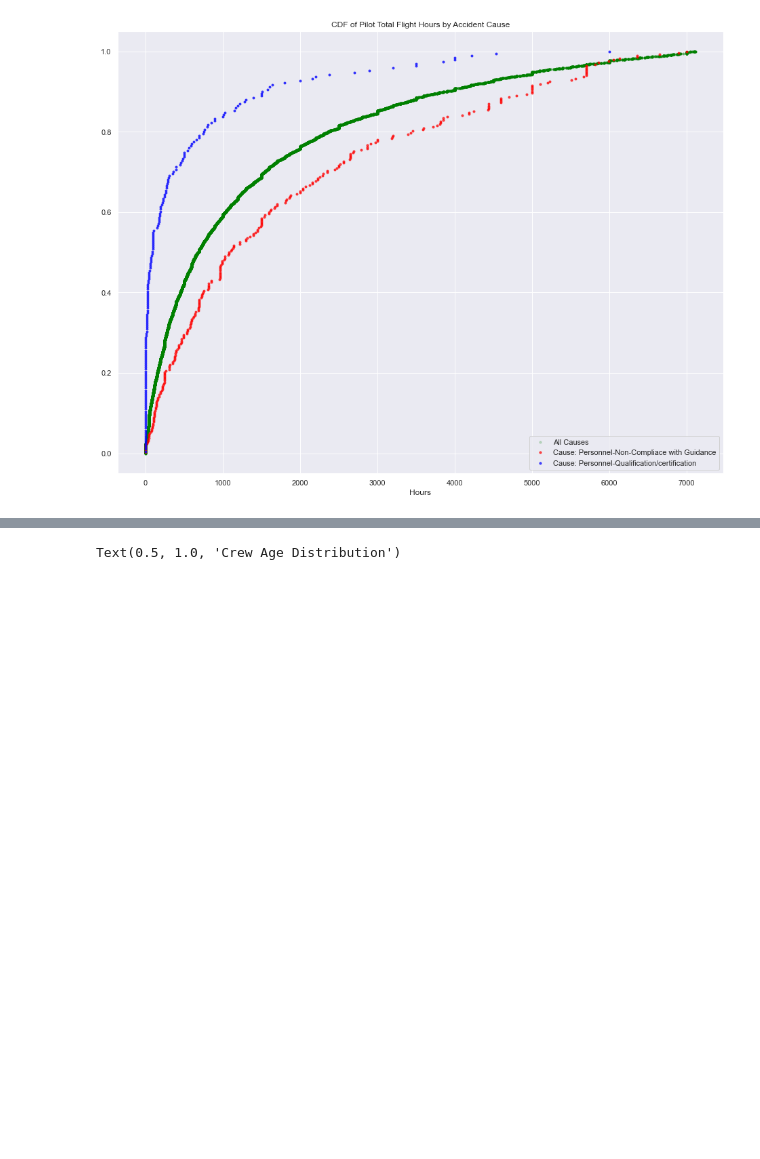
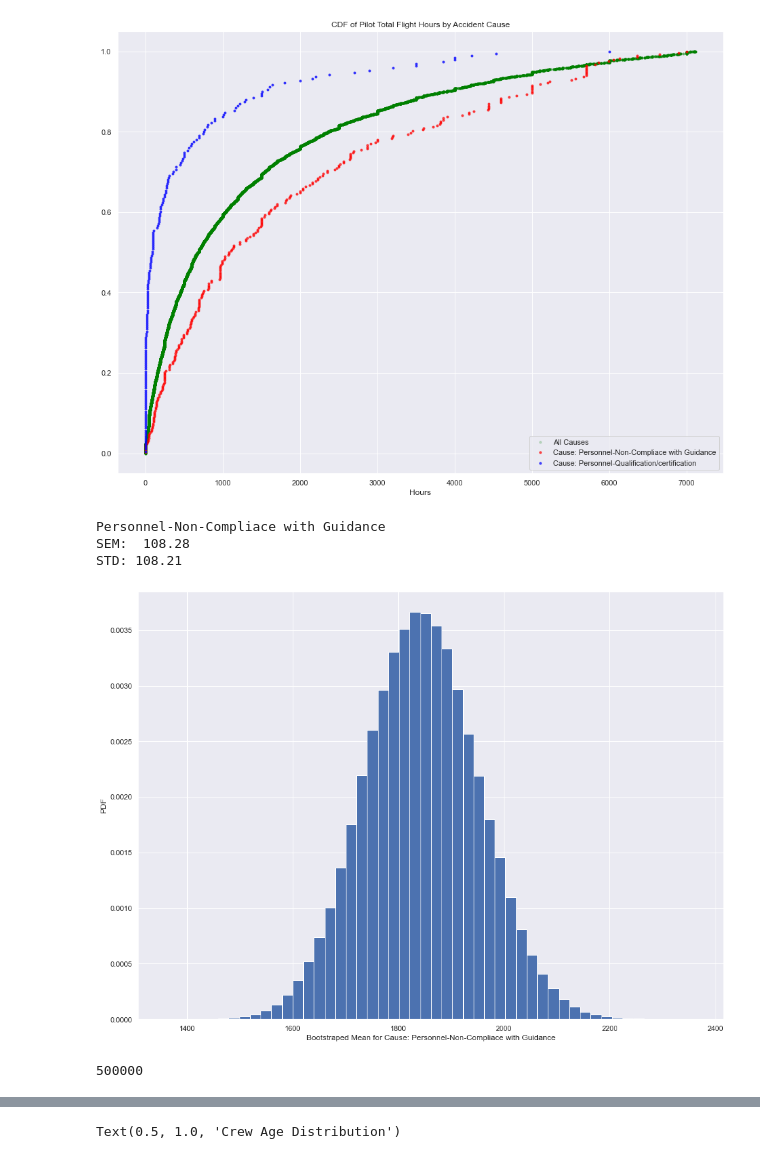
Before and after one commit to birr-data/capstone2, a Jupyter notebook: notebooks/mjg-1.0-EDA.ipynb, the cells around one changed output, grey strips where cells are left out. Saved outputs shown, nothing was run; the diff lists cells and outputs as text; code cells hidden in the pictures; blank space fills up the shorter version.

```diff
--- a/notebooks/mjg-1.0-EDA.ipynb
+++ b/notebooks/mjg-1.0-EDA.ipynb
@@ -648,3 +648,41 @@ plt.xlabel('Hours')
 plt.show()
 # %% [output]
 [figure]
+# %%
+def bootstrap_replicate_1d(data, func):
+    """Generate bootstrap replicate of 1D data."""
+    bs_sample = np.random.choice(data, len(data))
+    return func(bs_sample)
+
+def draw_bs_reps(data, func, size=1):
+    """Draw bootstrap replicates."""
+    bs_replicates = np.empty(size)
+    for i in range(size):
+        bs_replicates[i] = bootstrap_replicate_1d(data, func)
+
+    return bs_replicates
+# %%
+def bootstrapper (item, data, func, func_name='***', size=10000):
+    cause_reps = draw_bs_reps(data1, func, size)
+    sem = np.std(data) / np.sqrt(len(data))
+    print ('SEM: ', str(round(sem,2)))
+    bs_std = np.std(cause_reps)
+    print('STD: ' + str(round(bs_std,2)) )
+    plt.hist(cause_reps, bins=50, density=True)
+    plt.xlabel('Bootstraped ' + func_name + ' for Cause: ' + item)
+    plt.ylabel('PDF')
+    plt.show()
+
+    return cause_reps
+# %%
+print(item1)
+data1 = df[df['event_cause'] == item1]['ALL-TOTL']
+name = 'Mean'
+a = bootstrapper(item1, data1, np.mean, name, 500000)
+print(len(a))
+# %% [output]
+Personnel-Non-Compliace with Guidance
+SEM:  108.28
+STD: 108.21
+[figure, added]
+500000
```
Also changed, not shown: parts of 55 cells of this notebook.
